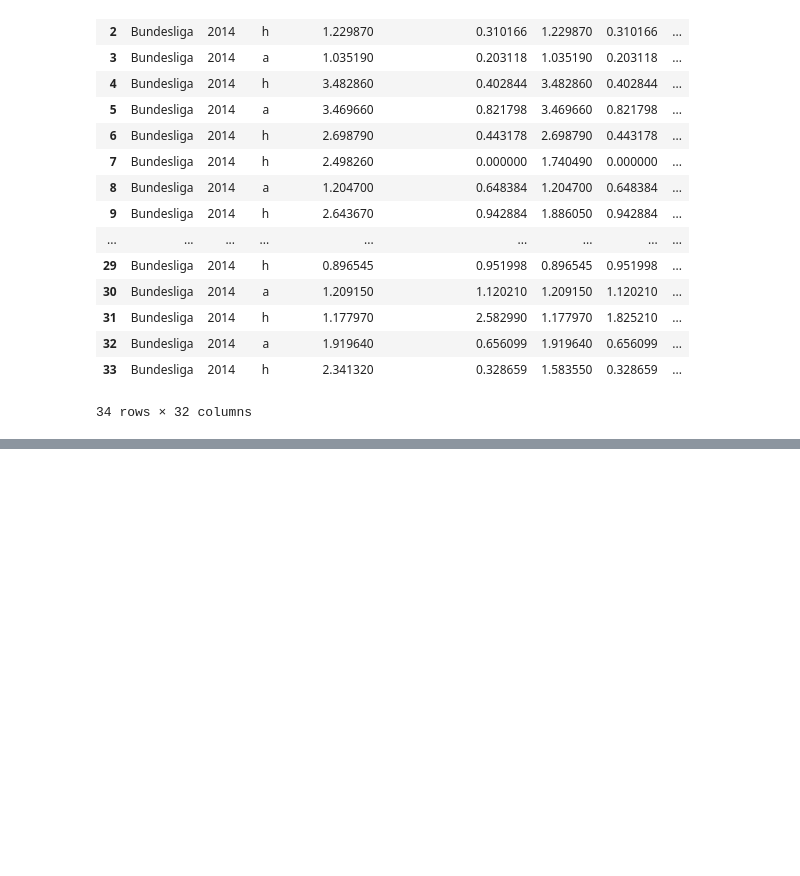
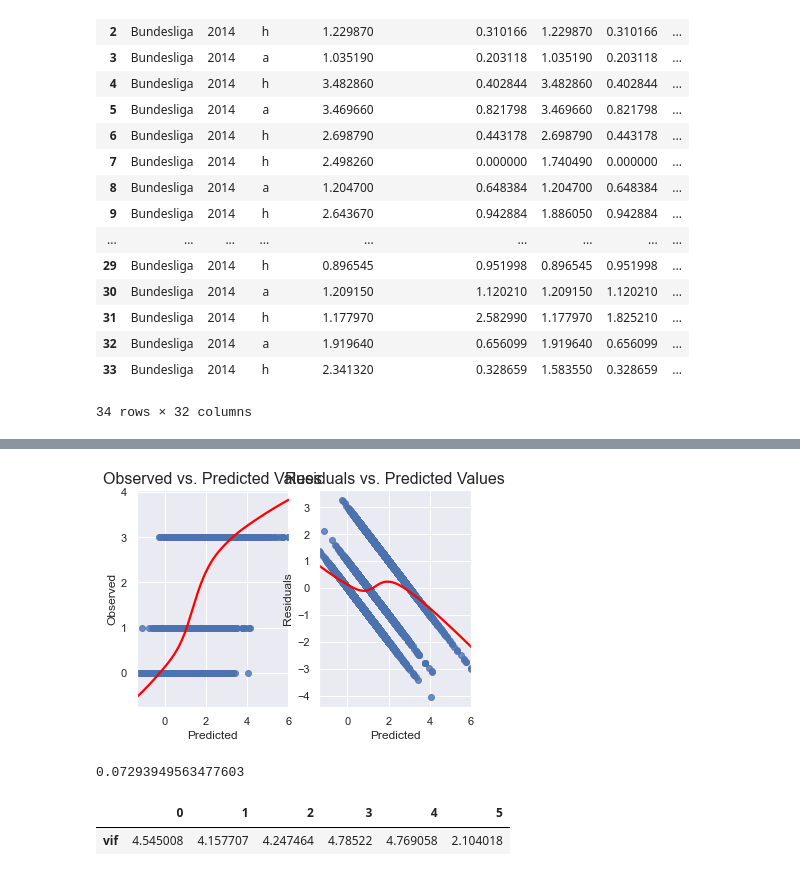
Before and after one commit to fredericojpr/Statistics-for-Data-Science-Project, a Jupyter notebook: Stats.ipynb, the cells around one changed output, grey strips where cells are left out. Cells and saved outputs as stored; diff of their text form; code cells hidden in the pictures; blank space fills up the shorter version.

```diff
--- a/Stats.ipynb
+++ b/Stats.ipynb
@@ -896,0 +927,16 @@ aaa[aaa.name.str.contains('Bayern Munich 2014')]
+# %%
+aaa['Did They Change?'] = abs(aaa['Game Tactics'] - aaa['kmeans labels'])
+# %%
+aaa['Did They Change?'].replace(to_replace=2, value=1, inplace=True)
+# %%
+variaveis = ['Expected Goals',
+ 'Expected Goals Against',
+ 'Passes Allowed Defending',
+ 'Passes Completed Attacking',
+ 'Dangerous Passes Completed',
+ 'Dangerous Passes Allowed',
+ 'Did They Change?']
+# %%
+mod = sm.OLS(aaa['pts'],aaa[variaveis])
+res = mod.fit()
+print(res.summary())
@@ -896,0 +961,38 @@ aaa[aaa.name.str.contains('Bayern Munich 2014')]
+# %%
+def linearity_test(model, y):
+    '''
+    Function for visually inspecting the assumption of linearity in a linear regression model.
+    It plots observed vs. predicted values and residuals vs. predicted values.
+
+    Args:
+    * model - fitted OLS model from statsmodels
+    * y - observed values
+    '''
+    fitted_vals = model.predict()
+    resids = model.resid
+
+    fig, ax = plt.subplots(1,2)
+
+    sns.regplot(x=fitted_vals, y=y, lowess=True, ax=ax[0], line_kws={'color': 'red'})
+    ax[0].set_title('Observed vs. Predicted Values', fontsize=16)
+    ax[0].set(xlabel='Predicted', ylabel='Observed')
+
+    sns.regplot(x=fitted_vals, y=resids, lowess=True, ax=ax[1], line_kws={'color': 'red'})
+    ax[1].set_title('Residuals vs. Predicted Values', fontsize=16)
+    ax[1].set(xlabel='Predicted', ylabel='Residuals')
+
+linearity_test(res, aaa['pts'])
+# %% [output]
+[figure, added]
+# %%
+res.resid.mean()
+# %% [output]
+0.07293949563477603
+# %%
+from statsmodels.stats.outliers_influence import variance_inflation_factor
+
+vif = [variance_inflation_factor(aaa[variaveis].values, i) for i in range(aaa[variaveis].shape[1])]
+pd.DataFrame({'vif': vif[1:]}).T
+# %% [output]
+|  | 0 | 1 | 2 | 3 | 4 | 5 |
+| vif | 4.545008 | 4.157707 | 4.247464 | 4.78522 | 4.769058 | 2.104018 |
```
Also changed, not shown: parts of 18 cells of this notebook.
